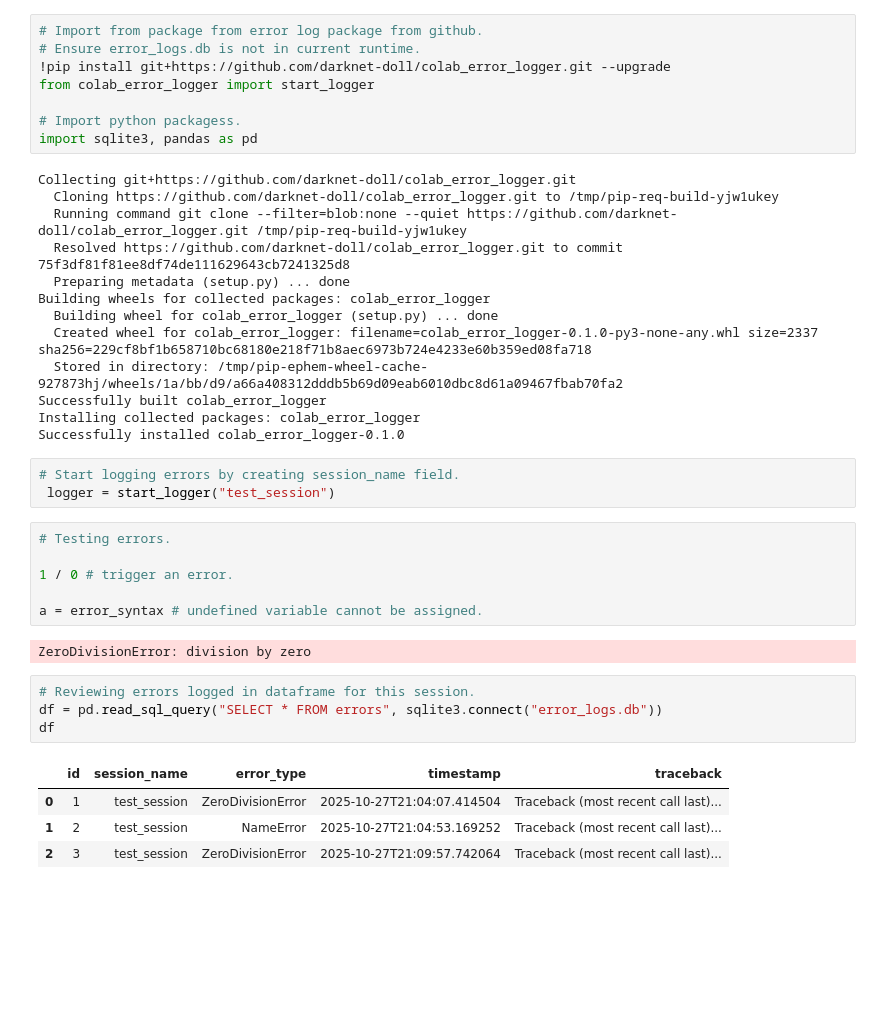
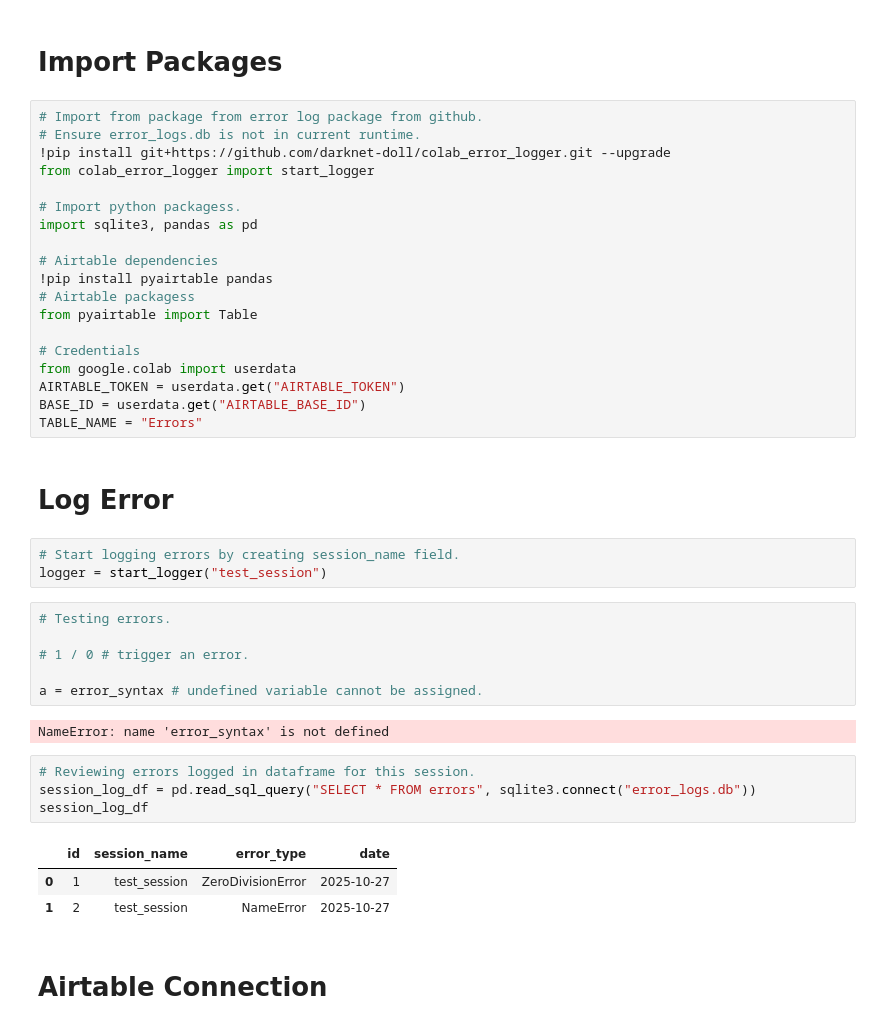
Before and after one commit to darknet-doll/colab_error_logger, a Jupyter notebook: Sample_Notebook_Impact_Logger.ipynb, the cells around one changed output. Cells and saved outputs as stored; diff of their text form; blank space fills up the shorter version.

```diff
--- a/Sample_Notebook_Impact_Logger.ipynb
+++ b/Sample_Notebook_Impact_Logger.ipynb
@@ -1,5 +1,7 @@
 # %% [markdown]
 <a href="https://colab.research.google.com/github/darknet-doll/colab_error_logger/blob/main/Sample_Notebook_Impact_Logger.ipynb" target="_parent"><img src="https://colab.research.google.com/assets/colab-badge.svg" alt="Open In Colab"/></a>
+# %% [markdown]
+# Import Packages
 # %%
 # Import from package from error log package from github.
 # Ensure error_logs.db is not in current runtime.
@@ -8,36 +10,37 @@ from colab_error_logger import start_logger
 
 # Import python packagess.
 import sqlite3, pandas as pd
+
+# Airtable dependencies
+!pip install pyairtable pandas
+# Airtable packagess
+from pyairtable import Table
+
+# Credentials
+from google.colab import userdata
+AIRTABLE_TOKEN = userdata.get("AIRTABLE_TOKEN")
+BASE_ID = userdata.get("AIRTABLE_BASE_ID")
+TABLE_NAME = "Errors"
-# %% [output]
-Collecting git+https://github.com/darknet-doll/colab_error_logger.git
-  Cloning https://github.com/darknet-doll/colab_error_logger.git to /tmp/pip-req-build-yjw1ukey
-  Running command git clone --filter=blob:none --quiet https://github.com/darknet-doll/colab_error_logger.git /tmp/pip-req-build-yjw1ukey
-  Resolved https://github.com/darknet-doll/colab_error_logger.git to commit 75f3df81f81ee8df74de111629643cb7241325d8
-  Preparing metadata (setup.py) ... done
-Building wheels for collected packages: colab_error_logger
-  Building wheel for colab_error_logger (setup.py) ... done
-  Created wheel for colab_error_logger: filename=colab_error_logger-0.1.0-py3-none-any.whl size=2337 sha256=229cf8bf1b658710bc68180e218f71b8aec6973b724e4233e60b359ed08fa718
-  Stored in directory: /tmp/pip-ephem-wheel-cache-927873hj/wheels/1a/bb/d9/a66a408312dddb5b69d09eab6010dbc8d61a09467fbab70fa2
-Successfully built colab_error_logger
-Installing collected packages: colab_error_logger
-Successfully installed colab_error_logger-0.1.0
+# %% [markdown]
+# Log Error
 # %%
 # Start logging errors by creating session_name field.
- logger = start_logger("test_session")
+logger = start_logger("test_session")
 # %%
 # Testing errors.
 
-1 / 0 # trigger an error.
+# 1 / 0 # trigger an error.
 
 a = error_syntax # undefined variable cannot be assigned.
 # %% [output]
-ZeroDivisionError: division by zero
+NameError: name 'error_syntax' is not defined
 # %%
 # Reviewing errors logged in dataframe for this session.
-df = pd.read_sql_query("SELECT * FROM errors", sqlite3.connect("error_logs.db"))
-df
+session_log_df = pd.read_sql_query("SELECT * FROM errors", sqlite3.connect("error_logs.db"))
+session_log_df
 # %% [output]
-|  | id | session_name | error_type | timestamp | traceback |
-| 0 | 1 | test_session | ZeroDivisionError | 2025-10-27T21:04:07.414504 | Traceback (most recent call last)... |
-| 1 | 2 | test_session | NameError | 2025-10-27T21:04:53.169252 | Traceback (most recent call last)... |
-| 2 | 3 | test_session | ZeroDivisionError | 2025-10-27T21:09:57.742064 | Traceback (most recent call last)... |
+|  | id | session_name | error_type | date |
+| 0 | 1 | test_session | ZeroDivisionError | 2025-10-27 |
+| 1 | 2 | test_session | NameError | 2025-10-27 |
+# %% [markdown]
+# Airtable Connection
```
Also changed, not shown: parts of 3 cells of this notebook.
